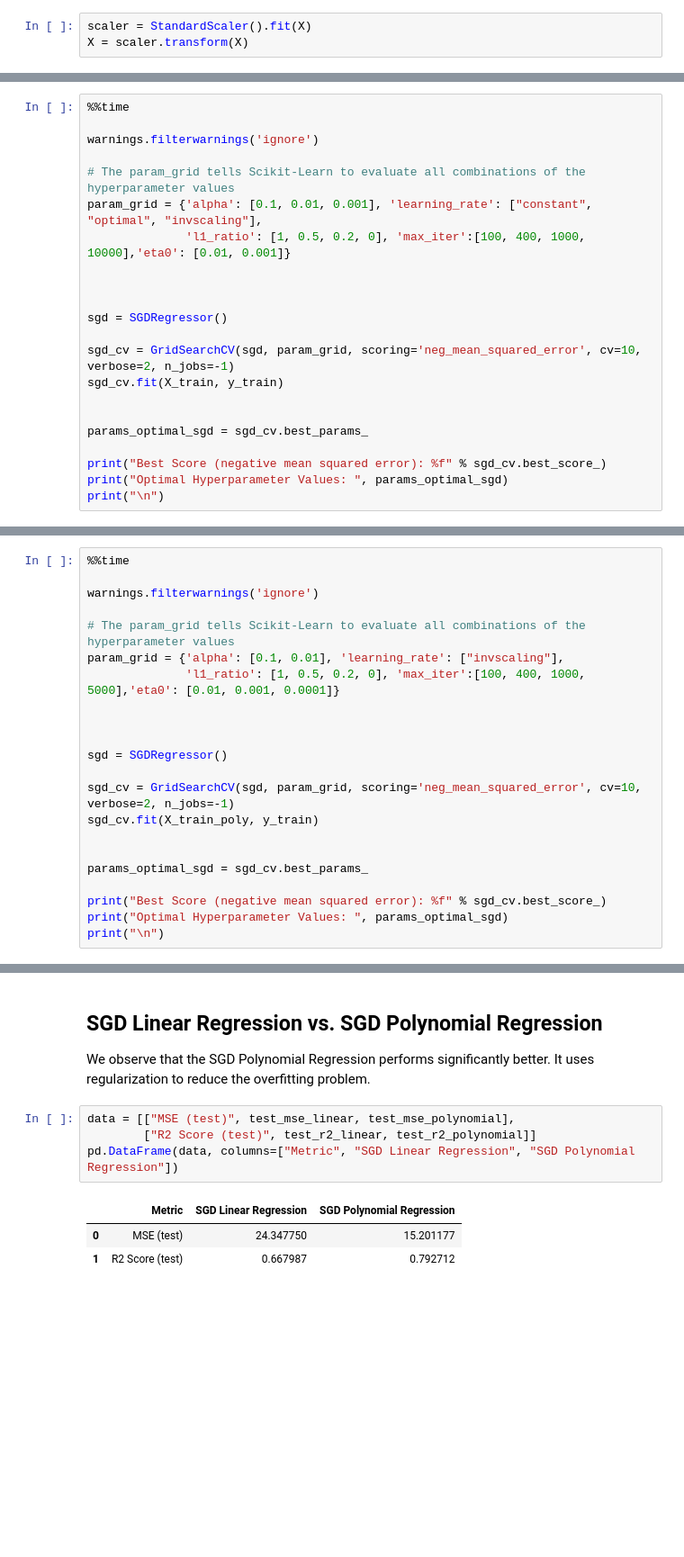
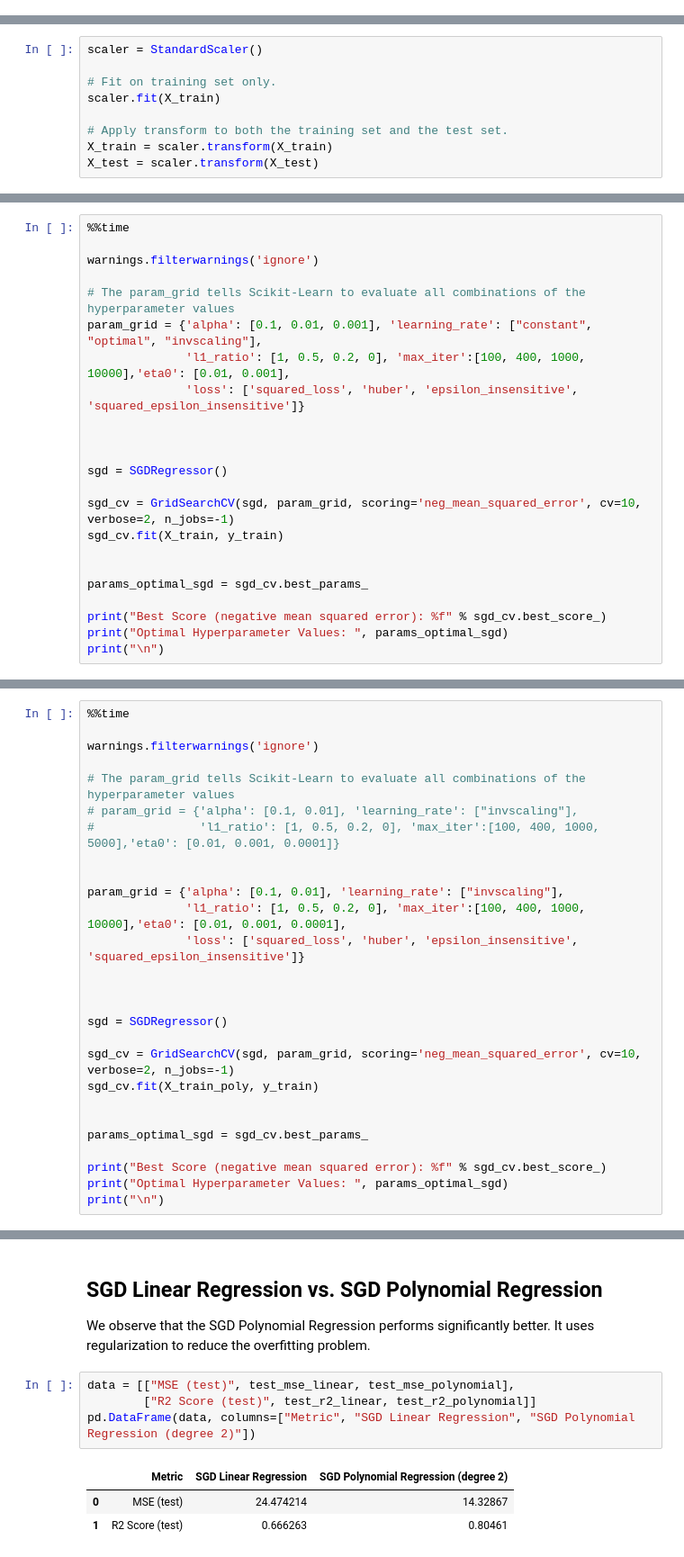
Before and after one commit to rhasanbd/Linear-Regression-Extensive-Adventure, a Jupyter notebook: Linear Regression-4-Gradient Descent.ipynb, the cells around one changed output, grey strips where cells are left out. Shown at 90% size. Cells and saved outputs as stored; diff of their text form; blank space fills up the shorter version.

```diff
--- a/Linear Regression-4-Gradient Descent.ipynb
+++ b/Linear Regression-4-Gradient Descent.ipynb
@@ -239,6 +231,3 @@ Also, regularization techniques are sensitive to the scale of data. Thus, we mus
-# %%
-scaler = StandardScaler().fit(X)
-X = scaler.transform(X)
 # %% [markdown]
 # Create Train and Test Dataset
 # %%
@@ -246,3 +241,12 @@ X_train, X_test, y_train, y_test = train_test_split(X, y, test_size=0.2, random_
+# %%
+scaler = StandardScaler()
+
+# Fit on training set only.
+scaler.fit(X_train)
+
+# Apply transform to both the training set and the test set.
+X_train = scaler.transform(X_train)
+X_test = scaler.transform(X_test)
 # %% [markdown]
 ## Implementation of Sklearn's Stochastic Gradient Descent (SGD)
 
@@ -446,7 +450,8 @@ warnings.filterwarnings('ignore')
 
 # The param_grid tells Scikit-Learn to evaluate all combinations of the hyperparameter values
 param_grid = {'alpha': [0.1, 0.01, 0.001], 'learning_rate': ["constant", "optimal", "invscaling"],
-              'l1_ratio': [1, 0.5, 0.2, 0], 'max_iter':[100, 400, 1000, 10000],'eta0': [0.01, 0.001]}
+              'l1_ratio': [1, 0.5, 0.2, 0], 'max_iter':[100, 400, 1000, 10000],'eta0': [0.01, 0.001],
+              'loss': ['squared_loss', 'huber', 'epsilon_insensitive', 'squared_epsilon_insensitive']}
 
 
 
@@ -590,8 +598,13 @@ No. of Augmented Features:  104
 warnings.filterwarnings('ignore')
 
 # The param_grid tells Scikit-Learn to evaluate all combinations of the hyperparameter values
+# param_grid = {'alpha': [0.1, 0.01], 'learning_rate': ["invscaling"],
+#               'l1_ratio': [1, 0.5, 0.2, 0], 'max_iter':[100, 400, 1000, 5000],'eta0': [0.01, 0.001, 0.0001]}
+
+
 param_grid = {'alpha': [0.1, 0.01], 'learning_rate': ["invscaling"],
-              'l1_ratio': [1, 0.5, 0.2, 0], 'max_iter':[100, 400, 1000, 5000],'eta0': [0.01, 0.001, 0.0001]}
+              'l1_ratio': [1, 0.5, 0.2, 0], 'max_iter':[100, 400, 1000, 10000],'eta0': [0.01, 0.001, 0.0001],
+              'loss': ['squared_loss', 'huber', 'epsilon_insensitive', 'squared_epsilon_insensitive']}
 
 
 
@@ -693,8 +708,8 @@ We observe that the SGD Polynomial Regression performs significantly better. It
 # %%
 data = [["MSE (test)", test_mse_linear, test_mse_polynomial],
         ["R2 Score (test)", test_r2_linear, test_r2_polynomial]]
-pd.DataFrame(data, columns=["Metric", "SGD Linear Regression", "SGD Polynomial Regression"])
+pd.DataFrame(data, columns=["Metric", "SGD Linear Regression", "SGD Polynomial Regression (degree 2)"])
 # %% [output]
-|  | Metric | SGD Linear Regression | SGD Polynomial Regression |
-| 0 | MSE (test) | 24.347750 | 15.201177 |
-| 1 | R2 Score (test) | 0.667987 | 0.792712 |
+|  | Metric | SGD Linear Regression | SGD Polynomial Regression (degree 2) |
+| 0 | MSE (test) | 24.474214 | 14.32867 |
+| 1 | R2 Score (test) | 0.666263 | 0.80461 |
```
Also changed, not shown: parts of 20 cells of this notebook, 3 other files.
